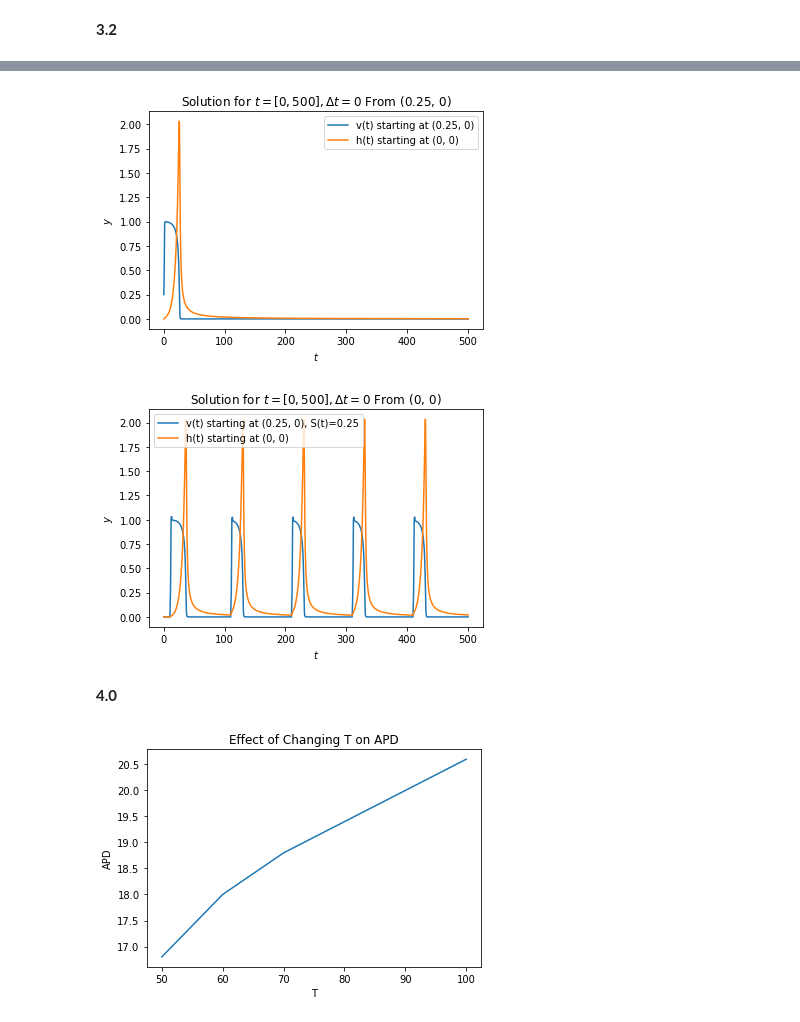
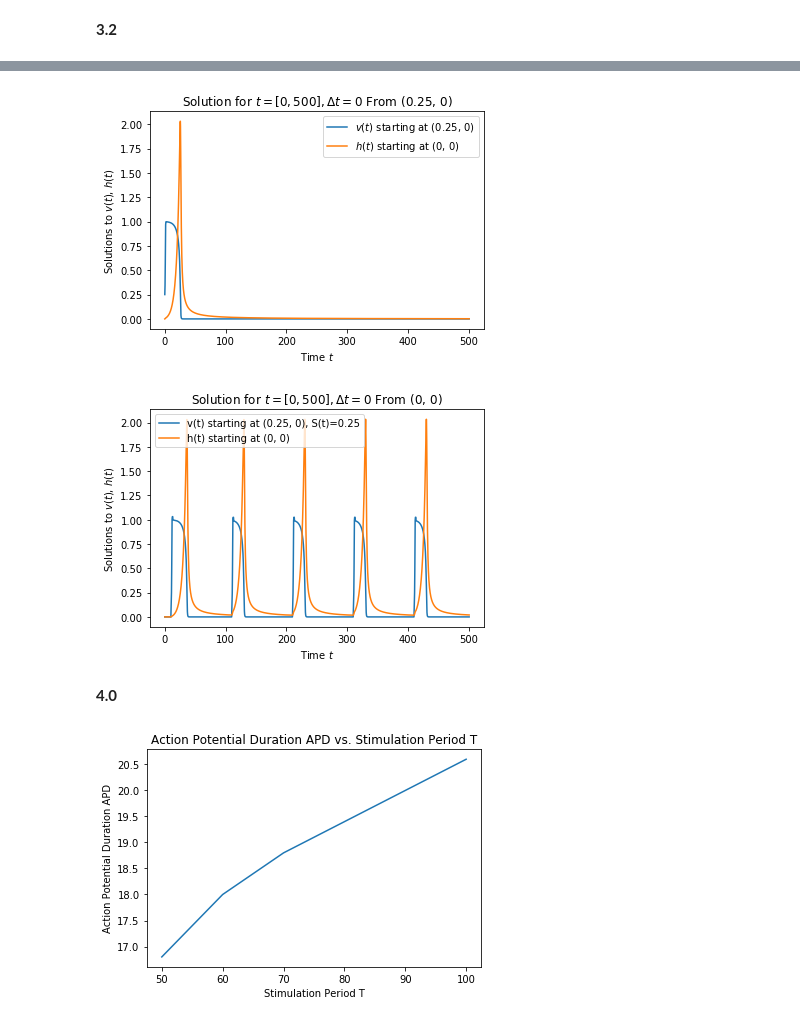
Before and after one commit to sloughlin/differential-equations, a Jupyter notebook: Project3.ipynb, the cells around one changed output, grey strips where cells are left out. Saved outputs shown, nothing was run; the diff lists cells and outputs as text; code cells hidden in the pictures.

```diff
--- a/Project3.ipynb
+++ b/Project3.ipynb
@@ -374,30 +368,30 @@ t_interval = [0, 500]
 #integrate v(t), h(t), plot both against t in same figure
 vt, ht, t = integrator(dvdt_st, dhdt, t_interval, initial_conditions,init=0)
 
-plt.plot(t, vt, label = 'v(t) starting at (0.25, 0)')
-plt.plot(t, ht, label = 'h(t) starting at (0, 0)')
+plt.plot(t, vt, label = '$v(t)$ starting at (0.25, 0)')
+plt.plot(t, ht, label = '$h(t)$ starting at (0, 0)')
 plt.legend()
-plt.xlabel('$t$')
-plt.ylabel('$y$')
+plt.xlabel('Time $t$')
+plt.ylabel('Solutions to $v(t)$, $h(t)$')
 plt.title(r'Solution for $t=[0, 500], \Delta t=0$ From (0.25, 0)');
 # %% [output]
-[figure, old version]
+[figure, new version]
 # %%
 #Question 3b
 initial_conditions = [0, 0]
 t_interval = [0, 500]
 
 #integrate v(t), h(t), plot both against t in same figure
 vt, ht, t = integrator(dvdt_st, dhdt, t_interval, initial_conditions, init=0.25)
 
 plt.plot(t, vt, label = 'v(t) starting at (0.25, 0), S(t)=0.25')
 plt.plot(t, ht, label = 'h(t) starting at (0, 0)')
 plt.legend()
 plt.title(r'Solution for $t=[0, 500], \Delta t=0$ From (0, 0) ')
-plt.xlabel('$t$')
-plt.ylabel('$y$');
+plt.xlabel('Time $t$')
+plt.ylabel('Solutions to $v(t)$, $h(t)$');
 # %% [output]
-[figure, old version]
+[figure, new version]
 # %% [markdown]
 **4.0**
 # %%
@@ -445,11 +439,11 @@ for i in range(len(T_i)):
 # %%
 #Plot APD vs T:
 plt.plot(T_i, APD_0)
-plt.xlabel("T")
-plt.ylabel("APD")
-plt.title("Effect of Changing T on APD");
+plt.xlabel("Stimulation Period T")
+plt.ylabel("Action Potential Duration APD")
+plt.title("Action Potential Duration APD vs. Stimulation Period T");
 # %% [output]
-[figure, old version]
+[figure, new version]
 # %%
 #Plot hbar vs T:
 plt.plot(T_i, h_bar)
```
Also changed, not shown: parts of 7 cells of this notebook, 8 other files.
